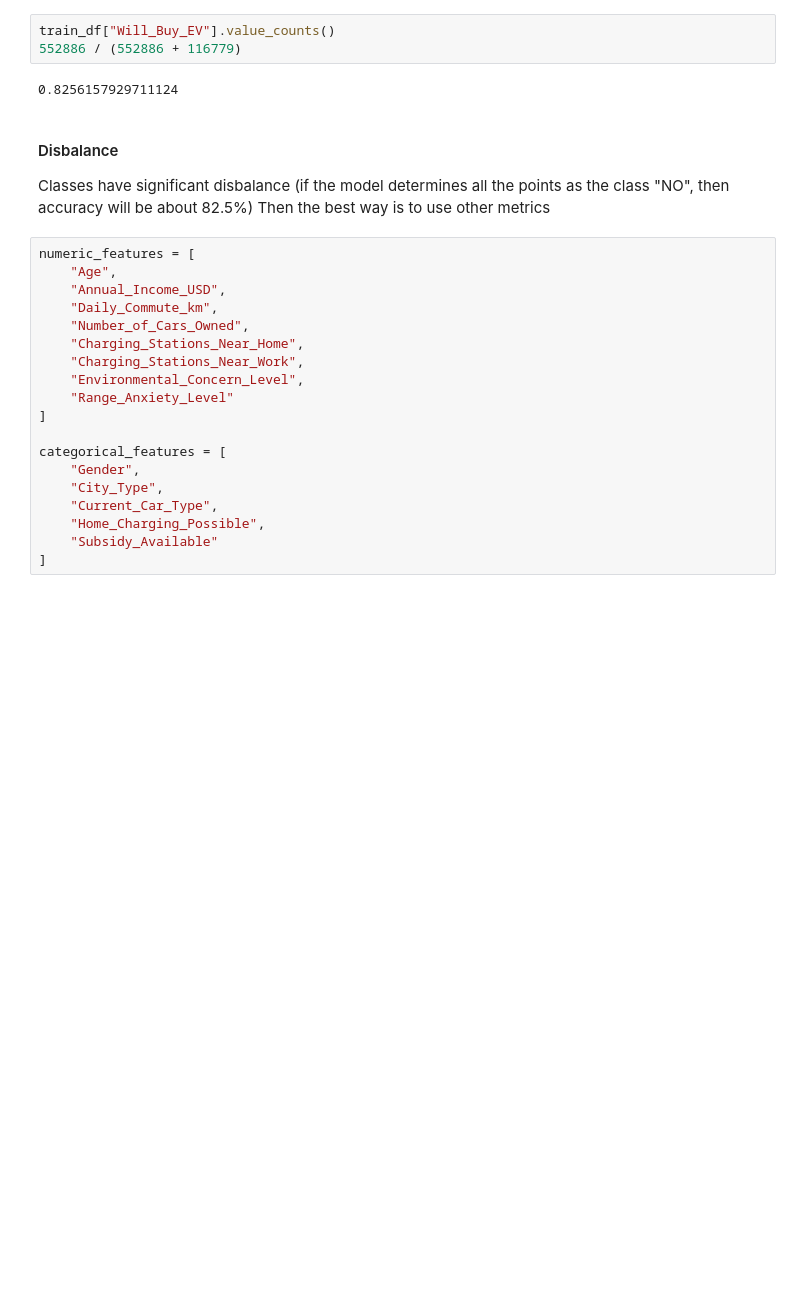
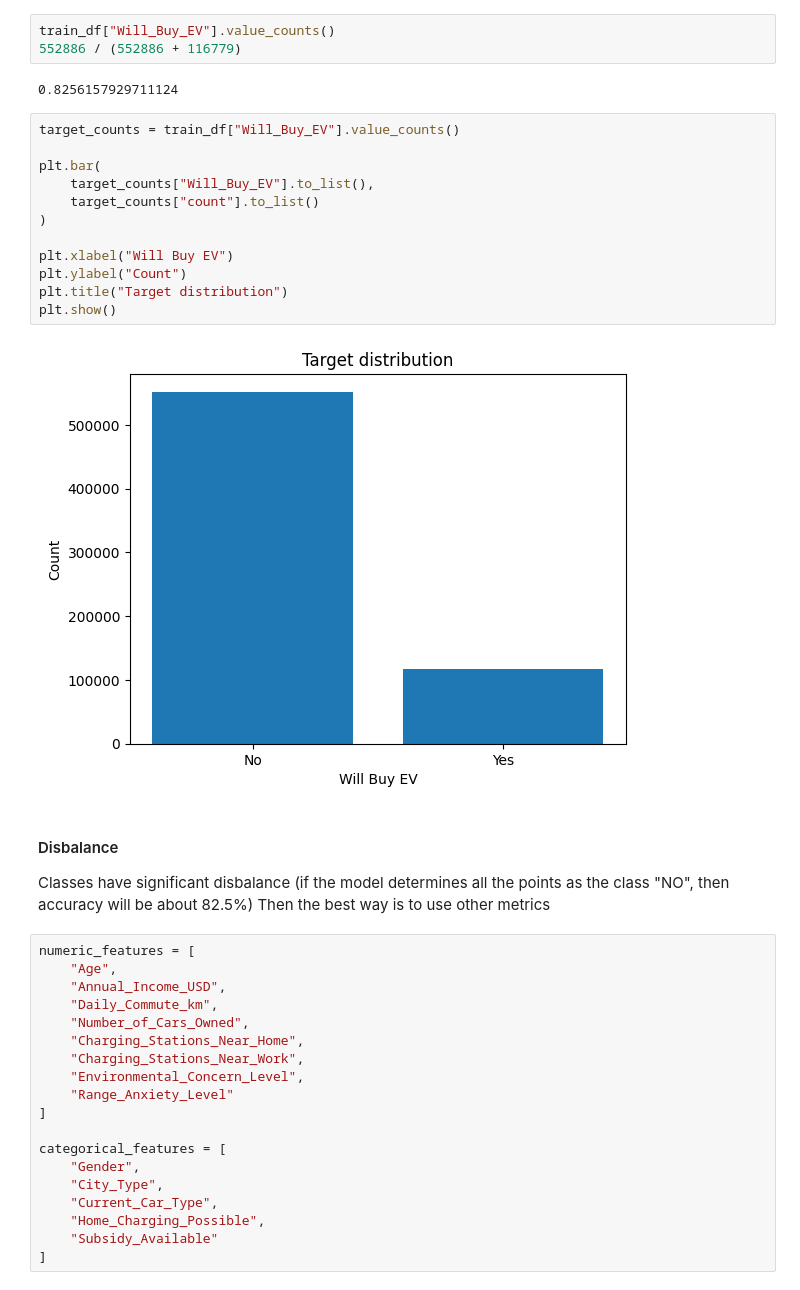
Before and after one commit to sevavargin/EV-comp, a Jupyter notebook: eda/eda.ipynb, the cells around one changed output. Cells and saved outputs as stored; diff of their text form; blank space fills up the shorter version.

```diff
--- a/eda/eda.ipynb
+++ b/eda/eda.ipynb
@@ -73,6 +73,20 @@ train_df["Will_Buy_EV"].value_counts()
 552886 / (552886 + 116779)
 # %% [output]
 0.8256157929711124
+# %%
+target_counts = train_df["Will_Buy_EV"].value_counts()
+
+plt.bar(
+    target_counts["Will_Buy_EV"].to_list(),
+    target_counts["count"].to_list()
+)
+
+plt.xlabel("Will Buy EV")
+plt.ylabel("Count")
+plt.title("Target distribution")
+plt.show()
+# %% [output]
+[figure, added]
 # %% [markdown]
 #### Disbalance
 Classes have significant disbalance (if the model determines all the points as the class "NO", then accuracy will be about 82.5%)
```
Also changed, not shown: parts of 8 cells of this notebook.
